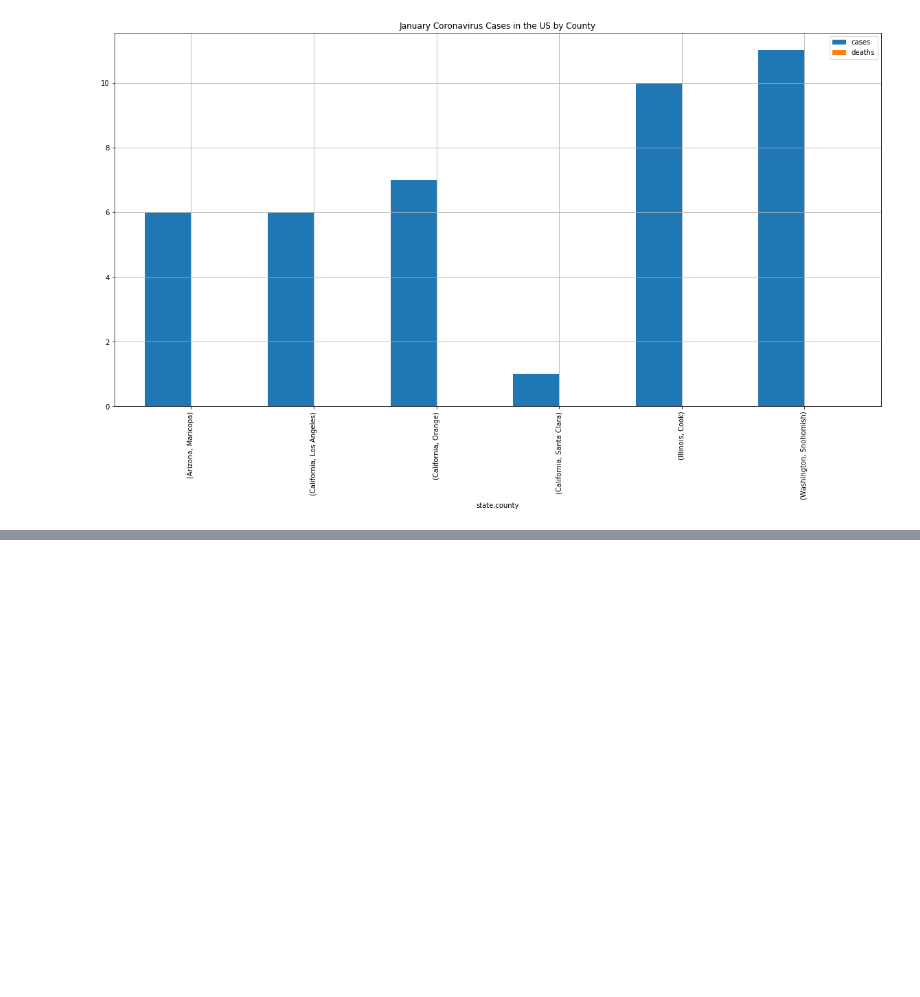
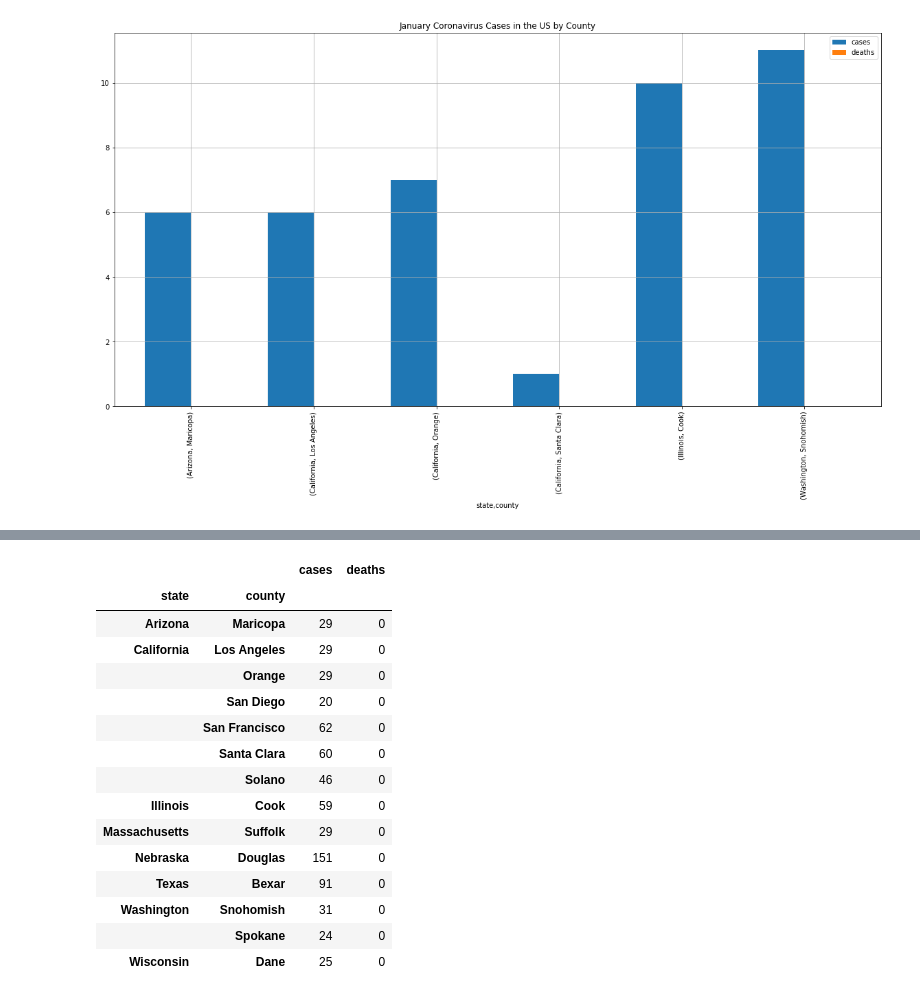
Before and after one commit to irwinmier96/Extra_Side_Projects, a Jupyter notebook: Coronavirus Cases by U.S County 2020/covid_reports.ipynb, the cells around one changed output, grey strips where cells are left out. Drawn from its saved outputs; the diff is of its cells as text; code cells hidden in the pictures; blank space fills up the shorter version.

```diff
--- a/Coronavirus Cases by U.S County 2020/covid_reports.ipynb
+++ b/Coronavirus Cases by U.S County 2020/covid_reports.ipynb
@@ -61,0 +111,21 @@ plt.grid()
+# %%
+#Filter in the counties with over 20 cases
+feb_cases_over_20 = febuary_cases_by_county[febuary_cases_by_county['cases'] >= 20]
+feb_cases_over_20
+# %% [output]
+|  |  | cases | deaths |
+| state | county |  |  |
+| Arizona | Maricopa | 29 | 0 |
+| California | Los Angeles | 29 | 0 |
+|  | Orange | 29 | 0 |
+|  | San Diego | 20 | 0 |
+|  | San Francisco | 62 | 0 |
+|  | Santa Clara | 60 | 0 |
+|  | Solano | 46 | 0 |
+| Illinois | Cook | 59 | 0 |
+| Massachusetts | Suffolk | 29 | 0 |
+| Nebraska | Douglas | 151 | 0 |
+| Texas | Bexar | 91 | 0 |
+| Washington | Snohomish | 31 | 0 |
+|  | Spokane | 24 | 0 |
+| Wisconsin | Dane | 25 | 0 |
```
Also changed, not shown: parts of 4 cells of this notebook.
